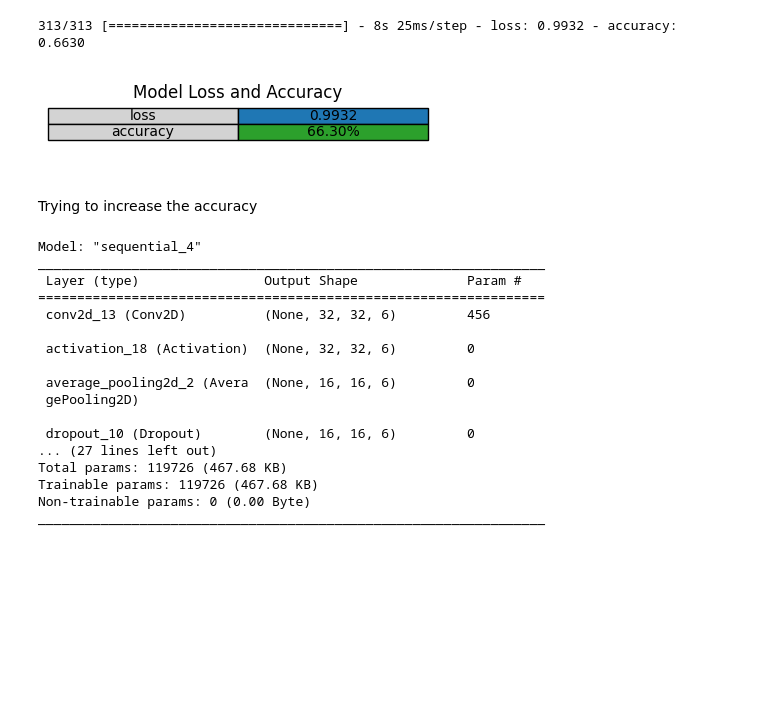
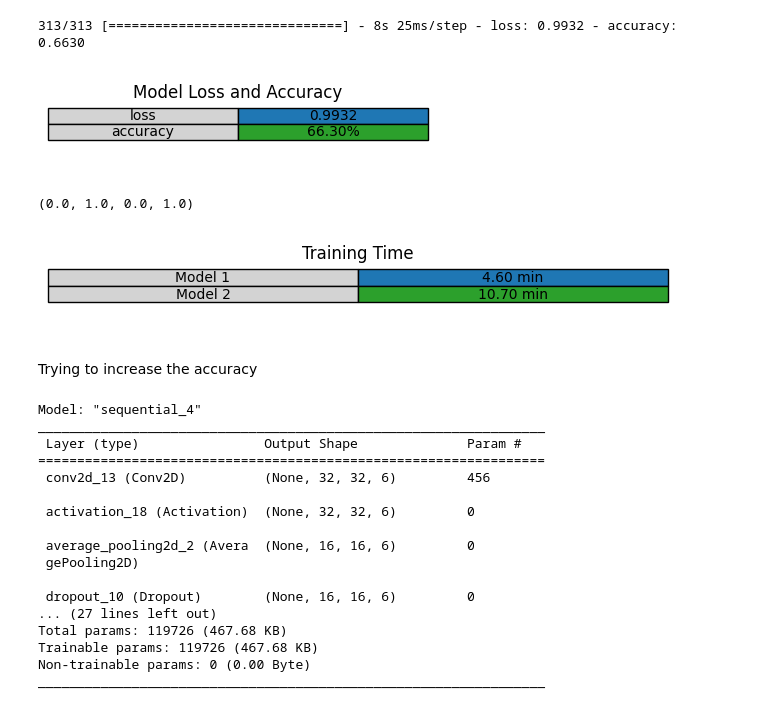
Before and after one commit to qkestacion07/CPE313, a Jupyter notebook: Estacion_Hands_on_Activity_2_1_Convolutional_Neural_Network.ipynb, the cells around one changed output. Cells and saved outputs as stored; diff of their text form; code cells hidden in the pictures; blank space fills up the shorter version.

Commit message:
Added visuals

```diff
--- a/Estacion_Hands_on_Activity_2_1_Convolutional_Neural_Network.ipynb
+++ b/Estacion_Hands_on_Activity_2_1_Convolutional_Neural_Network.ipynb
@@ -348,6 +347,20 @@ plot_loss_acc(model2_test_eval)
 # %% [output]
 313/313 [==============================] - 8s 25ms/step - loss: 0.9932 - accuracy: 0.6630
 [figure]
+# %%
+labels = ['Model 1','Model 2']
+colors = ['#1f77b4', '#2ca02c']
+plt.figure(figsize=(5,1.2))
+plt.table(cellText=[[labels[0],"{:.2f} min".format(model1_time/60)], [labels[1], "{:.2f} min".format(model2_time/60)]],
+        colWidths=[0.8, 0.8],
+        cellLoc='center',
+        loc='center',
+        cellColours=[['lightgrey', colors[0]], ['lightgrey', colors[1]]])
+plt.title('Training Time',y=0.7)
+plt.axis('off')
+# %% [output]
+(0.0, 1.0, 0.0, 1.0)
+[figure, added]
 # %% [markdown]
 Trying to increase the accuracy
 # %%
```
Also changed, not shown: parts of 17 cells of this notebook.
